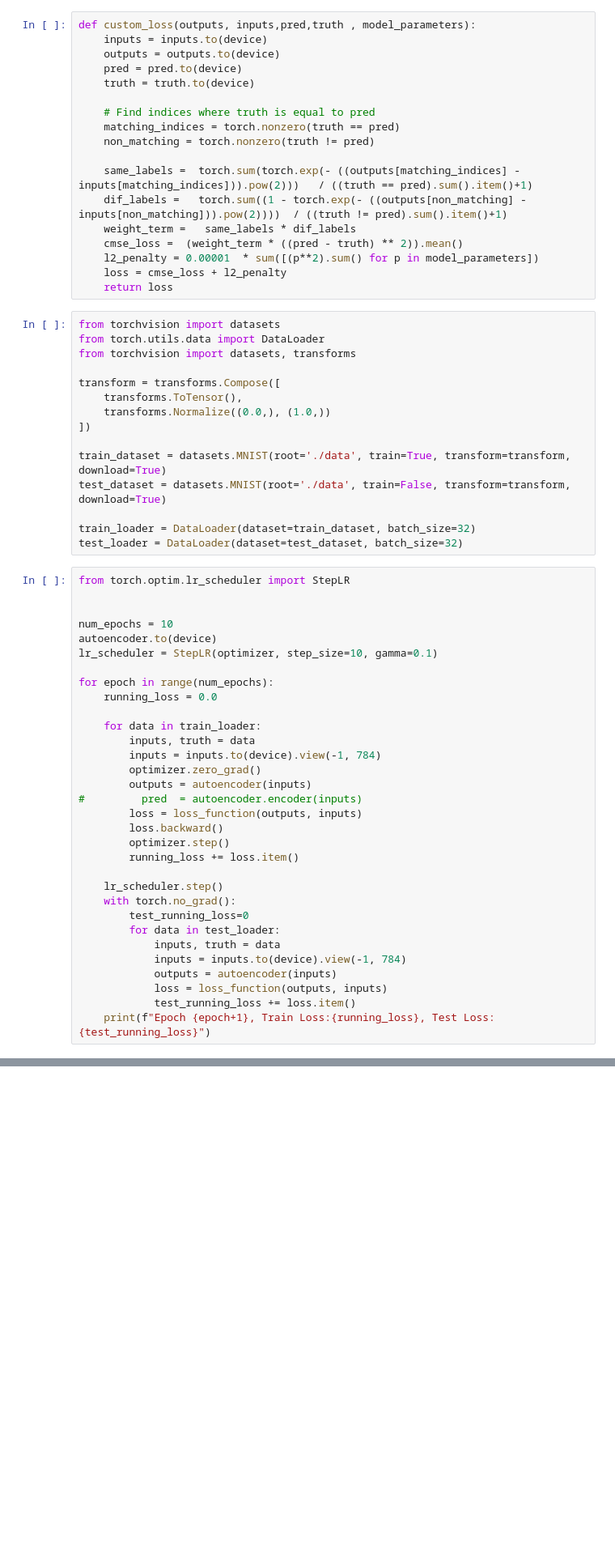
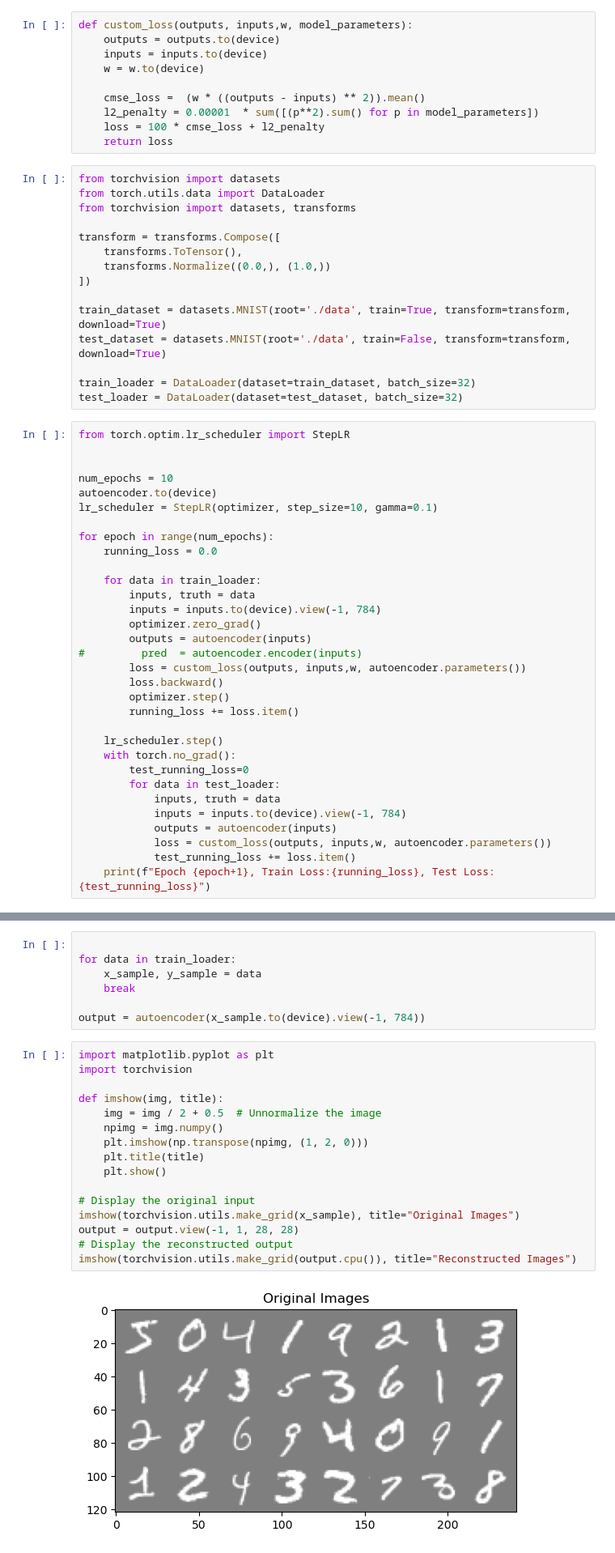
Before and after one commit to Vicproph/DL-HW1, a Jupyter notebook: Ali/Q3S2.ipynb, the cells around one changed output, grey strips where cells are left out. Shown at 81% size. Saved outputs shown, nothing was run; the diff lists cells and outputs as text; blank space fills up the shorter version.

```diff
--- a/Ali/Q3S2.ipynb
+++ b/Ali/Q3S2.ipynb
@@ -61,20 +159,12 @@ loss_function = nn.MSELoss()
 # %%
-def custom_loss(outputs, inputs,pred,truth , model_parameters):
+def custom_loss(outputs, inputs,w, model_parameters):
+    outputs = outputs.to(device)
     inputs = inputs.to(device)
-    outputs = outputs.to(device)
-    pred = pred.to(device)
-    truth = truth.to(device)
+    w = w.to(device)
 
-    # Find indices where truth is equal to pred
-    matching_indices = torch.nonzero(truth == pred)
-    non_matching = torch.nonzero(truth != pred)
-
-    same_labels =  torch.sum(torch.exp(- ((outputs[matching_indices] - inputs[matching_indices])).pow(2)))   / ((truth == pred).sum().item()+1)
-    dif_labels =   torch.sum((1 - torch.exp(- ((outputs[non_matching] - inputs[non_matching])).pow(2))))  / ((truth != pred).sum().item()+1)
-    weight_term =   same_labels * dif_labels
-    cmse_loss =  (weight_term * ((pred - truth) ** 2)).mean()
+    cmse_loss =  (w * ((outputs - inputs) ** 2)).mean()
     l2_penalty = 0.00001  * sum([(p**2).sum() for p in model_parameters])
-    loss = cmse_loss + l2_penalty
+    loss = 100 * cmse_loss + l2_penalty
     return loss
 # %%
 from torchvision import datasets
@@ -108,7 +198,7 @@ for epoch in range(num_epochs):
         optimizer.zero_grad()
         outputs = autoencoder(inputs)
 #         pred  = autoencoder.encoder(inputs)
-        loss = loss_function(outputs, inputs)
+        loss = custom_loss(outputs, inputs,w, autoencoder.parameters())
         loss.backward()
         optimizer.step()
         running_loss += loss.item()
@@ -120,7 +210,7 @@ for epoch in range(num_epochs):
             inputs, truth = data
             inputs = inputs.to(device).view(-1, 784)
             outputs = autoencoder(inputs)
-            loss = loss_function(outputs, inputs)
+            loss = custom_loss(outputs, inputs,w, autoencoder.parameters())
             test_running_loss += loss.item()
     print(f"Epoch {epoch+1}, Train Loss:{running_loss}, Test Loss:{test_running_loss}")
 # %% [output]
@@ -136,0 +227,25 @@ Epoch 10, Train Loss:41.420900595374405, Test Loss:8.610432829707861
+# %%
+
+for data in train_loader:
+    x_sample, y_sample = data
+    break
+
+output = autoencoder(x_sample.to(device).view(-1, 784))
+# %%
+import matplotlib.pyplot as plt
+import torchvision
+
+def imshow(img, title):
+    img = img / 2 + 0.5  # Unnormalize the image
+    npimg = img.numpy()
+    plt.imshow(np.transpose(npimg, (1, 2, 0)))
+    plt.title(title)
+    plt.show()
+
+# Display the original input
+imshow(torchvision.utils.make_grid(x_sample), title="Original Images")
+output = output.view(-1, 1, 28, 28)
+# Display the reconstructed output
+imshow(torchvision.utils.make_grid(output.cpu()), title="Reconstructed Images")
+# %% [output]
+[figure, added]
```
Also changed, not shown: parts of 5 cells of this notebook.
